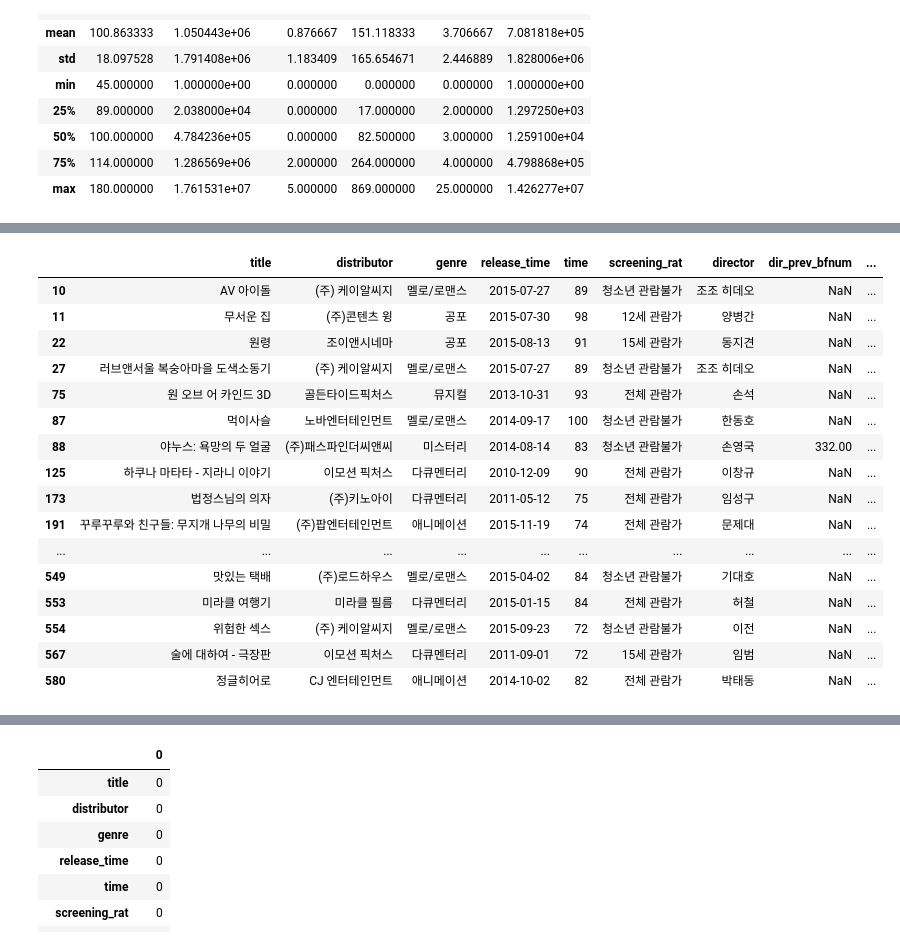
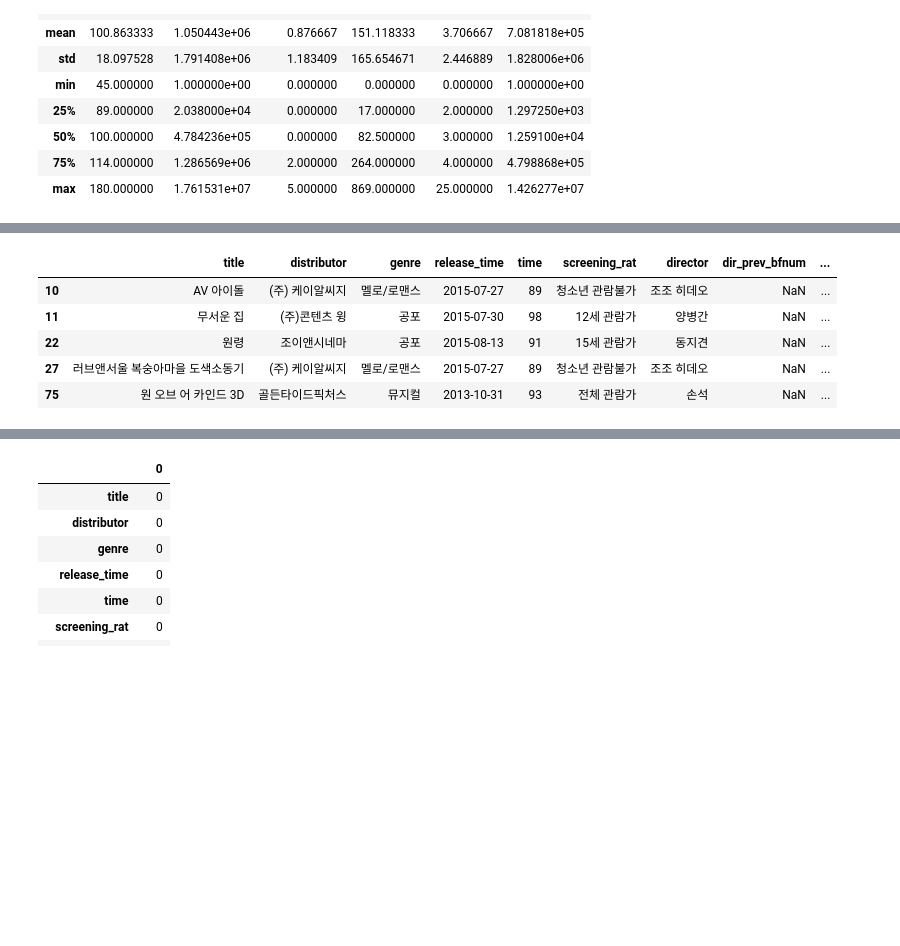
Before and after one commit to hanbiphyun/ESSA_YB, a Jupyter notebook: ESAA_YB3_미니프로젝트.ipynb, the cells around one changed output, grey strips where cells are left out. Saved outputs shown, nothing was run; the diff lists cells and outputs as text; code cells hidden in the pictures; blank space fills up the shorter version.

```diff
--- a/ESAA_YB3_미니프로젝트.ipynb
+++ b/ESAA_YB3_미니프로젝트.ipynb
@@ -112,22 +106,11 @@ train[train.dir_prev_num==0]
 # %%
-train[train.num_staff==0]
+train[train.num_staff==0].head(5)
 #관객 수 적음
 #이전에 찍은 영화가 없는 경우가 다수
 # %% [output]
 |  | title | distributor | genre | release_time | time | screening_rat | director | dir_prev_bfnum | ... |
 | 10 | AV 아이돌 | (주) 케이알씨지 | 멜로/로맨스 | 2015-07-27 | 89 | 청소년 관람불가 | 조조 히데오 | NaN | ... |
 | 11 | 무서운 집 | (주)콘텐츠 윙 | 공포 | 2015-07-30 | 98 | 12세 관람가 | 양병간 | NaN | ... |
 | 22 | 원령 | 조이앤시네마 | 공포 | 2015-08-13 | 91 | 15세 관람가 | 동지견 | NaN | ... |
 | 27 | 러브앤서울 복숭아마을 도색소동기 | (주) 케이알씨지 | 멜로/로맨스 | 2015-07-27 | 89 | 청소년 관람불가 | 조조 히데오 | NaN | ... |
 | 75 | 원 오브 어 카인드 3D | 골든타이드픽처스 | 뮤지컬 | 2013-10-31 | 93 | 전체 관람가 | 손석 | NaN | ... |
-| 87 | 먹이사슬 | 노바엔터테인먼트 | 멜로/로맨스 | 2014-09-17 | 100 | 청소년 관람불가 | 한동호 | NaN | ... |
-| 88 | 야누스: 욕망의 두 얼굴 | (주)패스파인더씨앤씨 | 미스터리 | 2014-08-14 | 83 | 청소년 관람불가 | 손영국 | 332.00 | ... |
-| 125 | 하쿠나 마타타 - 지라니 이야기 | 이모션 픽처스 | 다큐멘터리 | 2010-12-09 | 90 | 전체 관람가 | 이창규 | NaN | ... |
-| 173 | 법정스님의 의자 | (주)키노아이 | 다큐멘터리 | 2011-05-12 | 75 | 전체 관람가 | 임성구 | NaN | ... |
-| 191 | 꾸루꾸루와 친구들: 무지개 나무의 비밀 | (주)팝엔터테인먼트 | 애니메이션 | 2015-11-19 | 74 | 전체 관람가 | 문제대 | NaN | ... |
-| ... | ... | ... | ... | ... | ... | ... | ... | ... | ... |
-| 549 | 맛있는 택배 | (주)로드하우스 | 멜로/로맨스 | 2015-04-02 | 84 | 청소년 관람불가 | 기대호 | NaN | ... |
-| 553 | 미라클 여행기 | 미라클 필름 | 다큐멘터리 | 2015-01-15 | 84 | 전체 관람가 | 허철 | NaN | ... |
-| 554 | 위험한 섹스 | (주) 케이알씨지 | 멜로/로맨스 | 2015-09-23 | 72 | 청소년 관람불가 | 이전 | NaN | ... |
-| 567 | 술에 대하여 - 극장판 | 이모션 픽처스 | 다큐멘터리 | 2011-09-01 | 72 | 15세 관람가 | 임범 | NaN | ... |
-| 580 | 정글히어로 | CJ 엔터테인먼트 | 애니메이션 | 2014-10-02 | 82 | 전체 관람가 | 박태동 | NaN | ... |
```
Also changed, not shown: parts of 41 cells of this notebook.
